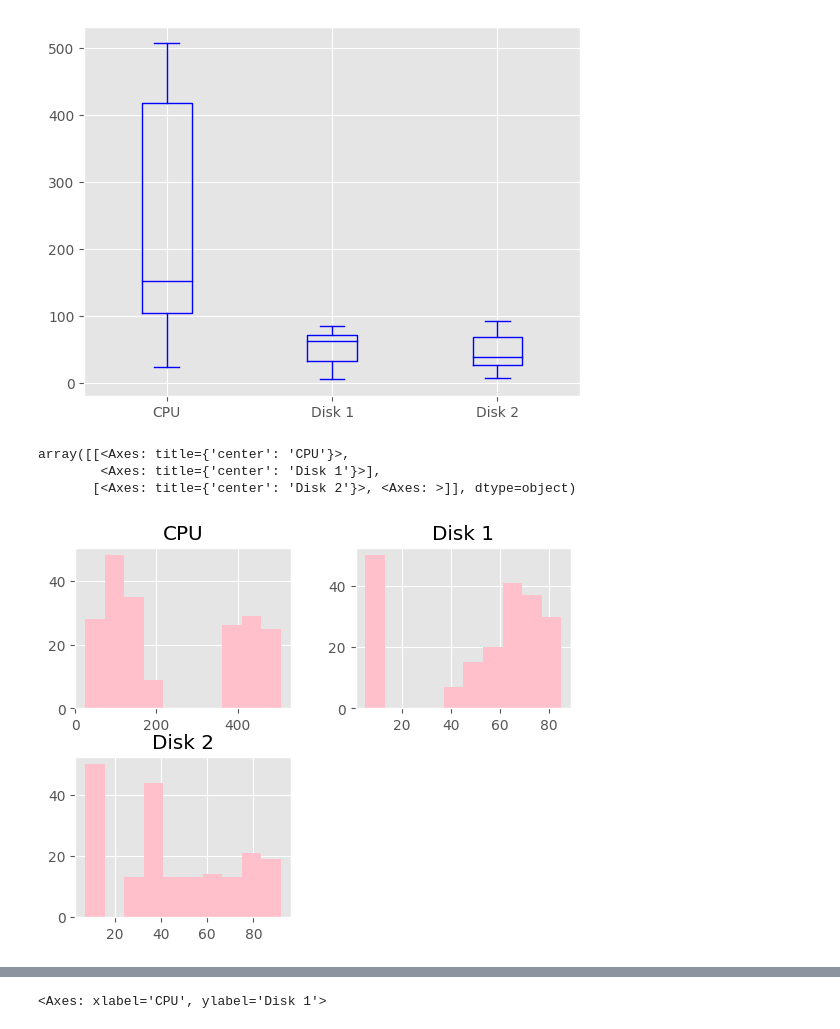
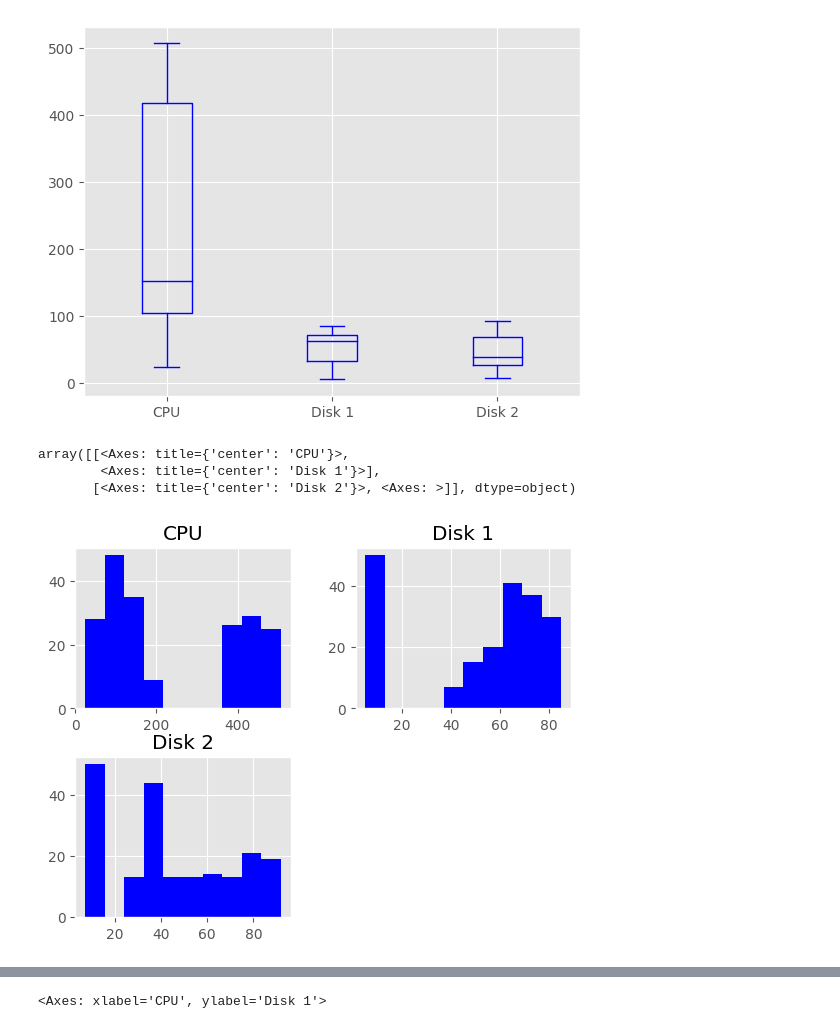
Before and after one commit to joaomarcostg/ADS, a Jupyter notebook: SumarizaçãoEstatisticaADS.ipynb, the cells around one changed output, grey strips where cells are left out. Drawn from its saved outputs; the diff is of its cells as text; code cells hidden in the pictures.

```diff
--- a/SumarizaçãoEstatisticaADS.ipynb
+++ b/SumarizaçãoEstatisticaADS.ipynb
@@ -23,0 +35,4 @@ ModuleNotFoundError: No module named 'seaborn'
+# %%
+df=pd.read_csv('./DBMS-Performance-Monitor-Log.csv',\
+               sep='\t',decimal=',')
+df.head()
@@ -46,10 +105,10 @@ df[['CPU','Disk 1','Disk 2']].boxplot(color='blue')
 <Axes: >
 [figure]
 # %%
-df[['CPU','Disk 1','Disk 2']].hist(color='pink')
+df[['CPU','Disk 1','Disk 2']].hist(color='blue')
 # %% [output]
 array([[<Axes: title={'center': 'CPU'}>,
         <Axes: title={'center': 'Disk 1'}>],
        [<Axes: title={'center': 'Disk 2'}>, <Axes: >]], dtype=object)
-[figure, old version]
+[figure, new version]
 # %%
```
Also changed, not shown: parts of 31 cells of this notebook, 41 other files.
